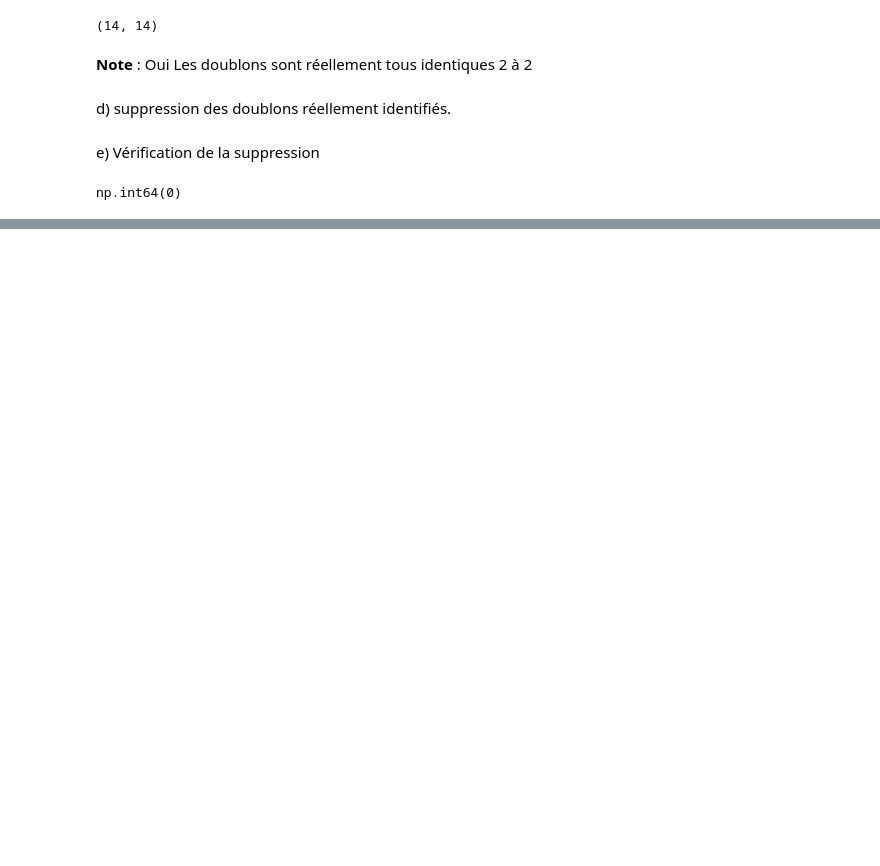
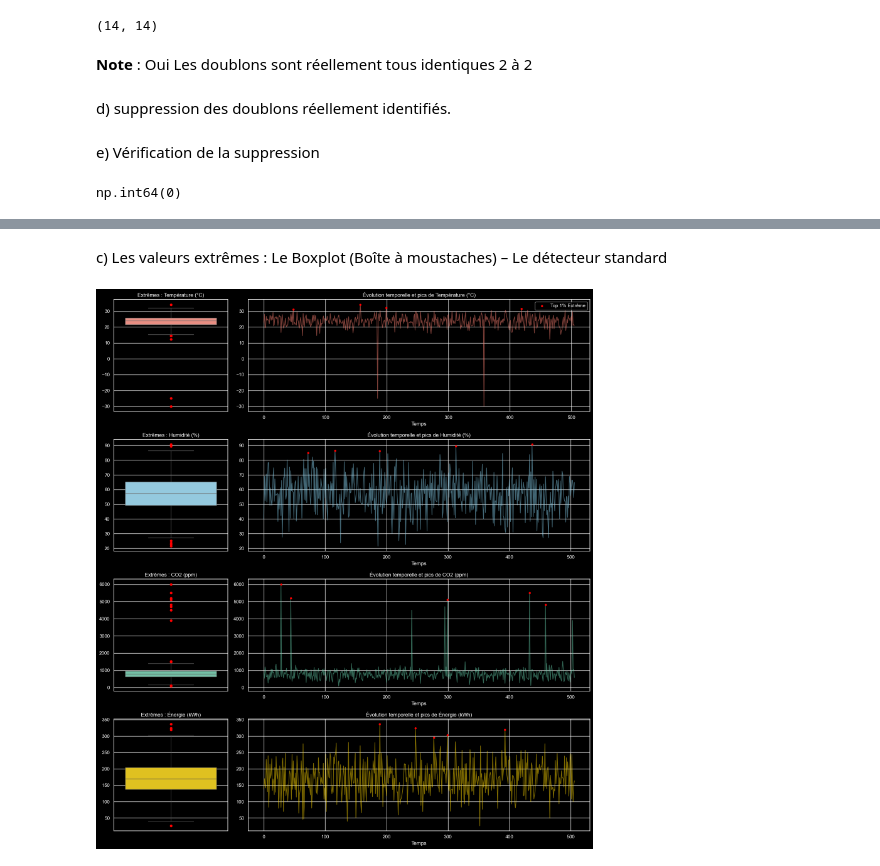
Before and after one commit to cheikhahmedtidiane/atelier_prepa_donnees_tab, a Jupyter notebook: atelier_prepa_donnees_tab/notebooks/atelier_prepa_donnees_tab.ipynb, the cells around one changed output, grey strips where cells are left out. Cells and saved outputs as stored; diff of their text form; code cells hidden in the pictures; blank space fills up the shorter version.

```diff
--- a/atelier_prepa_donnees_tab/notebooks/atelier_prepa_donnees_tab.ipynb
+++ b/atelier_prepa_donnees_tab/notebooks/atelier_prepa_donnees_tab.ipynb
@@ -268,2 +271,2 @@ Variables catégorielles :  ['date', 'batiment', 'type_batiment', 'zone', 'mode_
 # %%
-var_cats = variables_catego.drop(columns=['date']).select_dtypes(include='object').columns.tolist()
+var_cats = df.drop(columns=['date']).select_dtypes(include='object').columns.tolist()
@@ -512,0 +576,43 @@ np.int64(0)
+# %% [markdown]
+c) Les valeurs extrêmes : Le Boxplot (Boîte à moustaches) – Le détecteur standard
+# %%
+import matplotlib.pyplot as plt
+import seaborn as sns
+
+sns.set_theme(style="whitegrid")
+plt.style.use('dark_background')
+
+variables = ['temperature', 'humidite', 'co2', 'consommation_kwh']
+colors = ['salmon', 'skyblue', 'mediumaquamarine', 'gold']
+labels = ['Température (°C)', 'Humidité (%)', 'CO2 (ppm)', 'Énergie (kWh)']
+
+# Création d'une grille de 4 lignes (une par variable) et 2 colonnes (Boxplot vs Temps)
+fig, axes = plt.subplots(4, 2, figsize=(16, 18), gridspec_kw={'width_ratios': [1, 3]})
+
+for i, var in enumerate(variables):
+    # --- COLONNE 1 : Le Boxplot pour identifier la quantité d'extrêmes ---
+    # flierprops permet de mettre en évidence les points extrêmes en rouge
+    sns.boxplot(data=df, y=var, ax=axes[i, 0], color=colors[i],
+                flierprops={"marker": "o", "markerfacecolor": "red", "markeredgecolor": "red", "markersize": 5})
+    axes[i, 0].set_title(f"Extrêmes : {labels[i]}")
+    axes[i, 0].set_ylabel("")
+
+    # --- COLONNE 2 : Le Scatter Plot pour voir la chronologie des extrêmes ---
+    # On trace la ligne générale de l'évolution
+    sns.lineplot(data=df, x=df.index, y=var, ax=axes[i, 1], color=colors[i], alpha=0.5)
+
+    # Optionnel : On peut surligner les points très hauts en rouge sur la ligne temporelle
+    # Ici, on colore en rouge les points au-dessus du 99ème percentile
+    seuil_haut = df[var].quantile(0.99)
+    extremes = df[df[var] > seuil_haut]
+    axes[i, 1].scatter(extremes.index, extremes[var], color='red', s=15, zorder=5, label='Top 1% Extrême')
+
+    axes[i, 1].set_title(f"Évolution temporelle et pics de {labels[i]}")
+    axes[i, 1].set_ylabel("")
+    axes[i, 1].set_xlabel("Temps")
+    if i == 0: axes[i, 1].legend()
+
+plt.tight_layout()
+plt.show()
+# %% [output]
+[figure, added]
```
Also changed, not shown: parts of 15 cells of this notebook.
